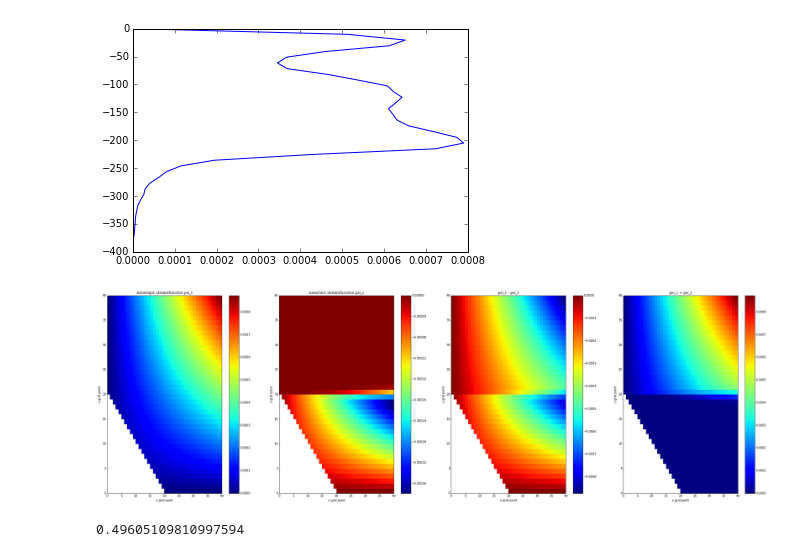
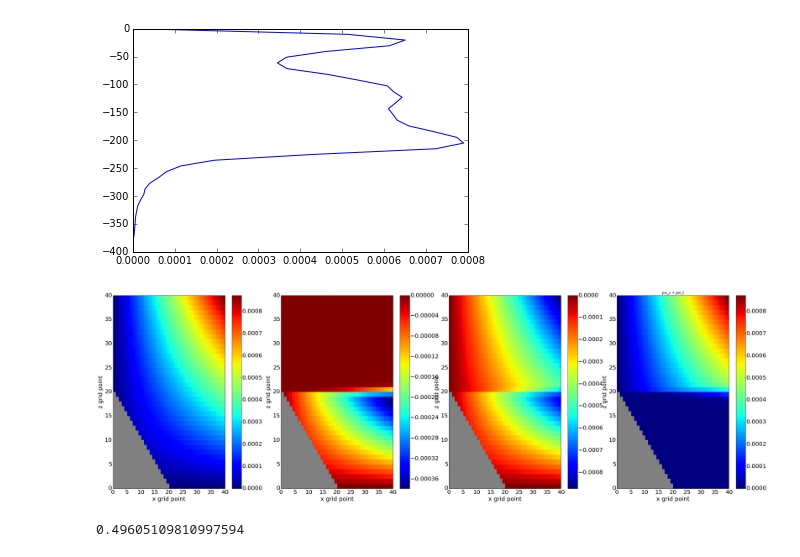
Before and after one commit to jieliu920608/Lab7Assignment, a Jupyter notebook: Project.ipynb, the cells around one changed output. Saved outputs shown, nothing was run; the diff lists cells and outputs as text; code cells hidden in the pictures.

```diff
--- a/Project.ipynb
+++ b/Project.ipynb
@@ -408,33 +428,57 @@ psi_c = np.ma.array(psi_c,mask =mask)
 # %%
 fig, axs =plt.subplots(1,4,figsize = (40,12))
 ## barotropic inputs
 plot=axs[0].pcolormesh(psi_t,linewidth=0,rasterized=True,cmap = 'jet')
-fig.colorbar(plot, ax=axs[0])
-cbar.set_label('streamfunction psi_t')
-axs[0].set_title('barotropic streamfunction psi_t')
+cbar=fig.colorbar(plot, ax=axs[0])
+plt.setp(plt.getp(cbar.ax.axes, 'yticklabels'), color='k', fontsize = 20)
+rec = []
+for i in np.arange(ngrid/2):
+    rec.append(patches.Rectangle((0,i), 20-i, 1, color='gray'))
+
+for i in np.arange(20):
+    axs[0].add_patch(rec[i])
 
 plot=axs[1].pcolormesh(psi_c,linewidth=0,rasterized=True,cmap = 'jet')
-fig.colorbar(plot, ax=axs[1])
-cbar.set_label('streamfunction psi_c')
-axs[1].set_title('baroclinic streamfunction psi_c')
+cbar=fig.colorbar(plot, ax=axs[1])
+plt.setp(plt.getp(cbar.ax.axes, 'yticklabels'), color='k', fontsize = 20)
+rec = []
+for i in np.arange(ngrid/2):
+    rec.append(patches.Rectangle((0,i), 20-i, 1, color='gray'))
+
+for i in np.arange(20):
+    axs[1].add_patch(rec[i])
 
 plot=axs[2].pcolormesh(psi_c-psi_t,linewidth=0,rasterized=True,cmap = 'jet')
-fig.colorbar(plot, ax=axs[2])
-cbar.set_label('difference of between psi_c and psi_t')
-axs[2].set_title('psi_c - psi_t')
+cbar=fig.colorbar(plot, ax=axs[2])
+plt.setp(plt.getp(cbar.ax.axes, 'yticklabels'), color='k', fontsize = 20)
+rec = []
+for i in np.arange(ngrid/2):
+    rec.append(patches.Rectangle((0,i), 20-i, 1, color='gray'))
+
+for i in np.arange(20):
+    axs[2].add_patch(rec[i])
+
 
 plot=axs[3].pcolormesh(psi_c+psi_t,linewidth=0,rasterized=True,cmap = 'jet')
-fig.colorbar(plot, ax=axs[3])
-cbar.set_label('difference of between psi_c and psi_t')
+cbar=fig.colorbar(plot, ax=axs[3])
+plt.setp(plt.getp(cbar.ax.axes, 'yticklabels'), color='k', fontsize = 20)
+rec = []
+for i in np.arange(ngrid/2):
+    rec.append(patches.Rectangle((0,i), 20-i, 1, color='gray'))
+
+for i in np.arange(20):
+    axs[3].add_patch(rec[i])
 axs[3].set_title('psi_c + psi_t')
 
 for ax in axs:
     ax.set_xlim(0,40)
-    ax.set_xlabel('x grid point')
-    ax.set_ylabel('z grid point')
+    ax.set_xlabel('x grid point', fontsize = 20)
+    ax.set_ylabel('z grid point', fontsize = 20)
     ax.set_ylim(0,40)
+    plt.setp(ax.get_xticklabels(), fontsize=20)
+    plt.setp(ax.get_yticklabels(), fontsize=20)
 # %% [output]
-[figure, old version]
+[figure, new version]
 # %%
 np.sqrt(omega**2/(1e-7-omega**2))
 # %% [output]
```
Also changed, not shown: parts of 6 cells of this notebook.
